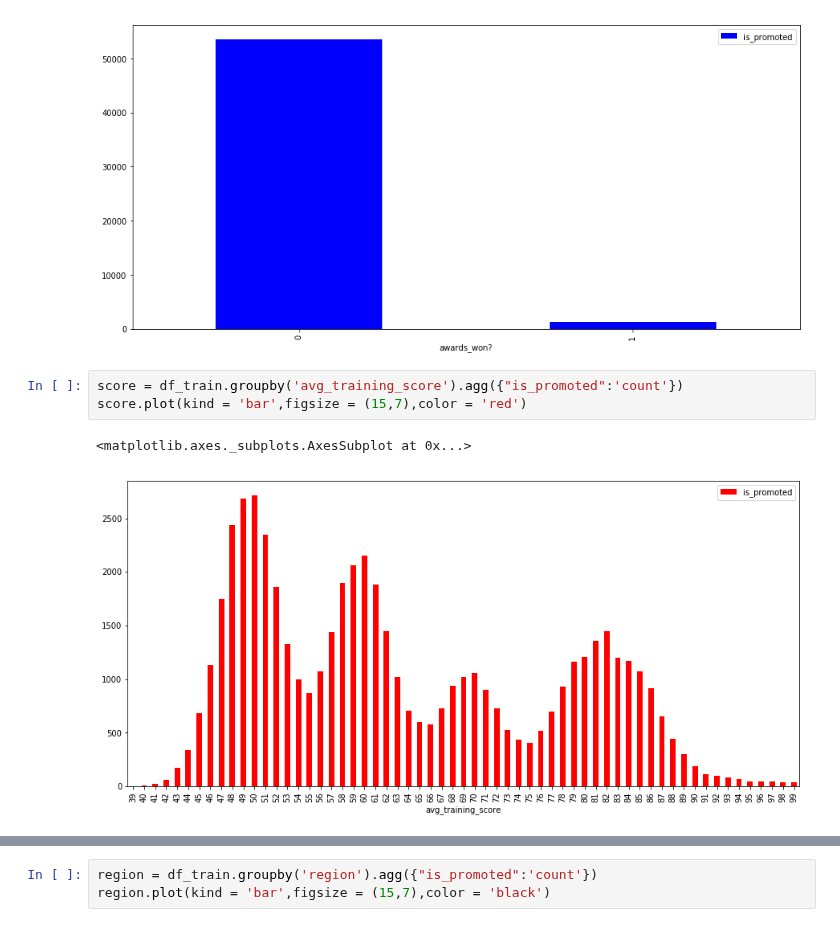
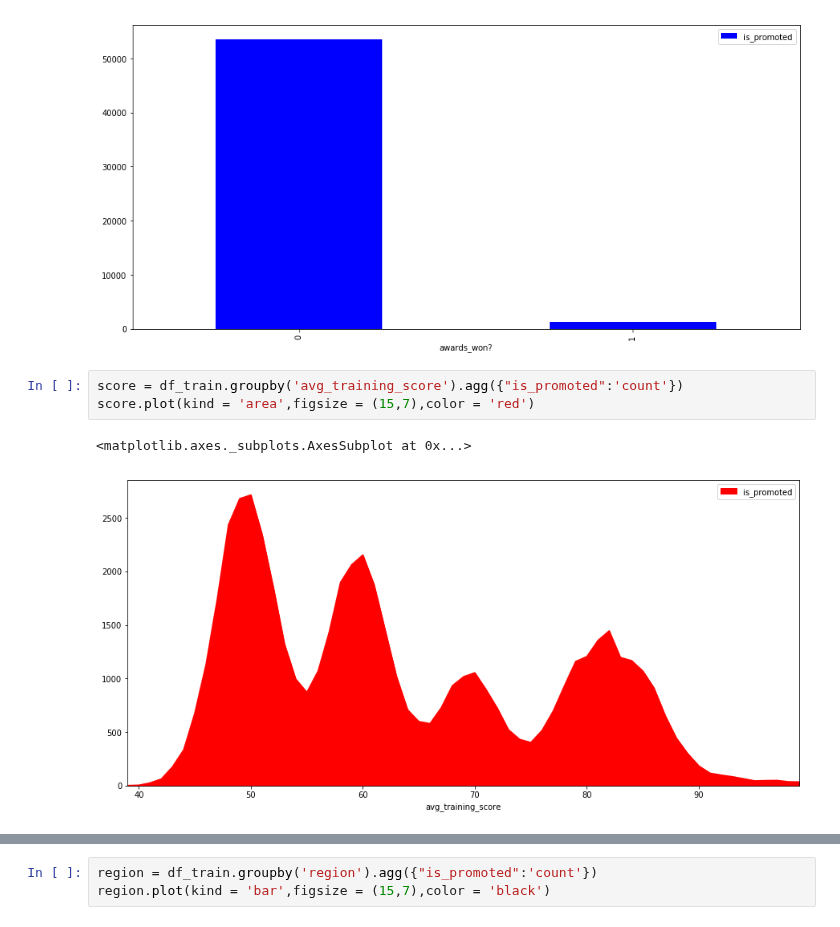
Before and after one commit to IITGuwahati-AI/Learning-Content, a Jupyter notebook: HR_analytics.ipynb, the cells around one changed output, grey strips where cells are left out. Cells and saved outputs as stored; diff of their text form.

```diff
--- a/HR_analytics.ipynb
+++ b/HR_analytics.ipynb
@@ -352,7 +301,7 @@ awards.plot(kind = 'bar',figsize = (15,7),color = 'blue')
 [figure]
 # %%
 score = df_train.groupby('avg_training_score').agg({"is_promoted":'count'})
-score.plot(kind = 'bar',figsize = (15,7),color = 'red')
+score.plot(kind = 'area',figsize = (15,7),color = 'red')
 # %% [output]
 <matplotlib.axes._subplots.AxesSubplot at 0x...>
-[figure, old version]
+[figure, new version]
```
Also changed, not shown: parts of 22 cells of this notebook.
